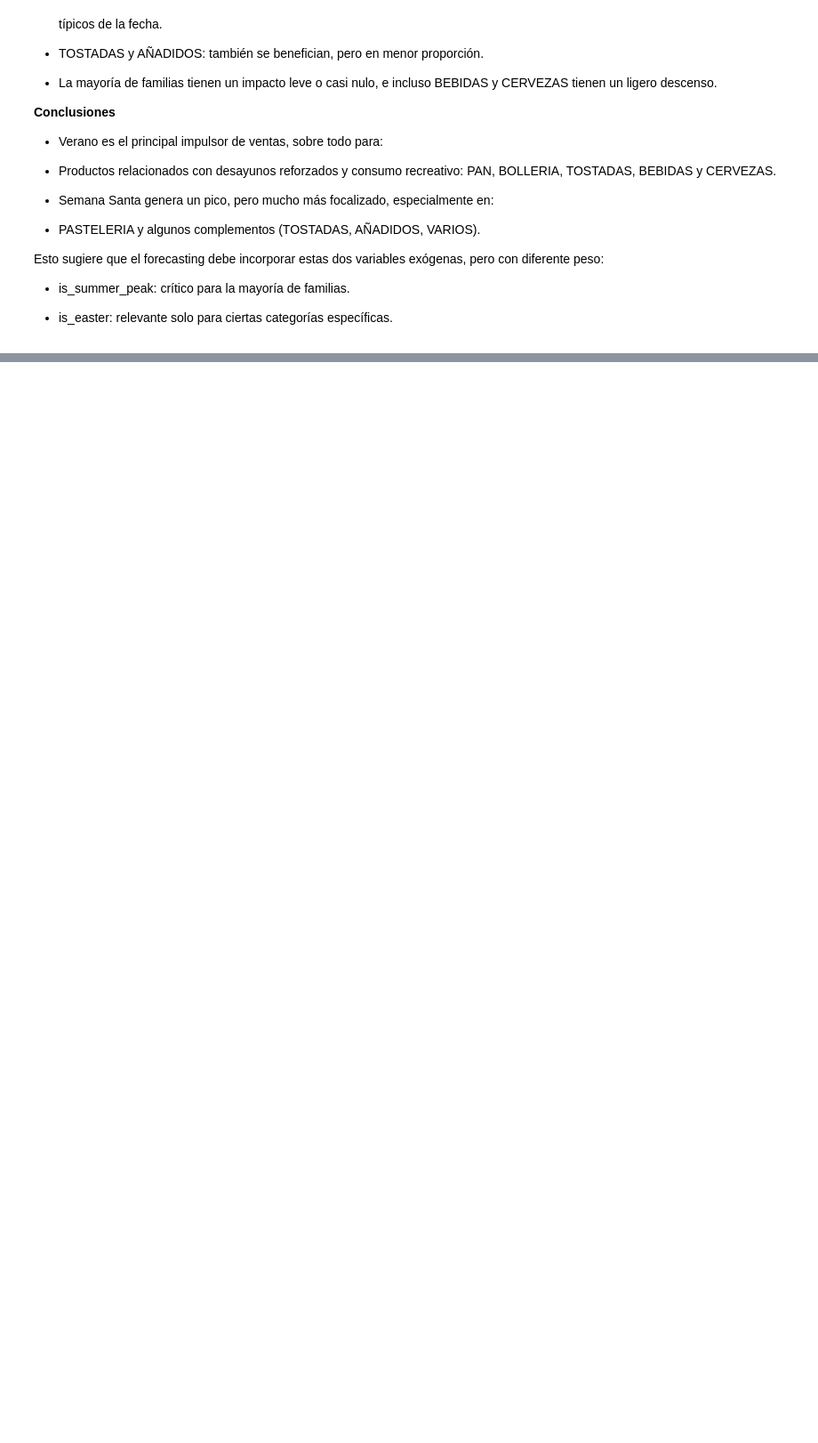
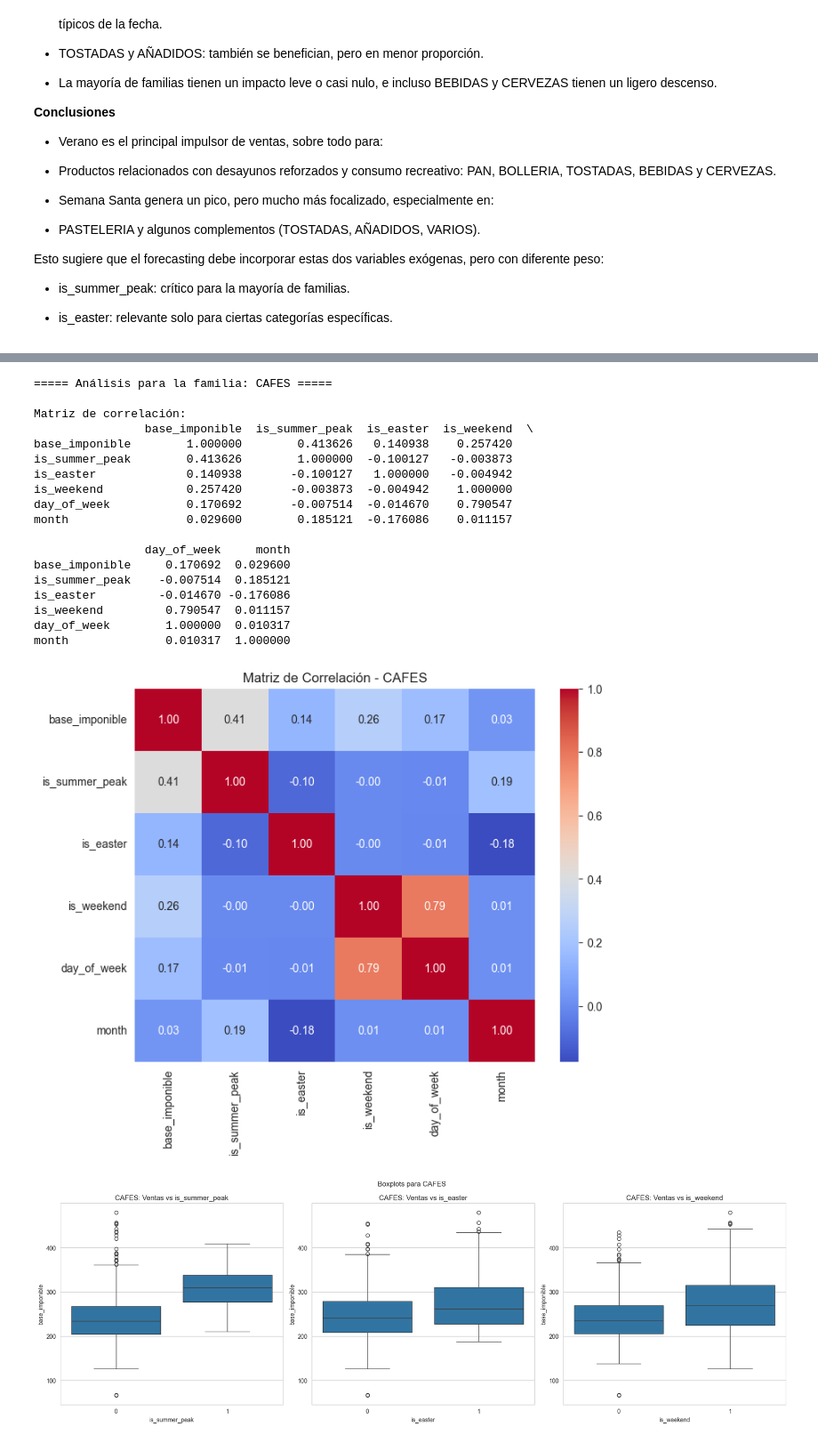
Before and after one commit to joquifer2/mlops_fleca_project, a Jupyter notebook: notebooks/v2_Eda.ipynb, the cells around one changed output, grey strips where cells are left out. Shown at 89% size. Cells and saved outputs as stored; diff of their text form; code cells hidden in the pictures; blank space fills up the shorter version.

Commit message:
Actualización notebook v2_Eda: nuevos análisis y resumen ejecutivo

```diff
--- a/notebooks/v2_Eda.ipynb
+++ b/notebooks/v2_Eda.ipynb
@@ -512,0 +515,58 @@ Esto sugiere que el forecasting debe incorporar estas dos variables exógenas, p
+# %%
+# --- Preparación de datos ---
+df_diario = dfs['df_diario']
+df_diario = df_diario[df_diario['familia'] != 'cerrado']
+
+# --- Análisis de correlación y boxplots por familia ---
+top_familias = ['CAFES', 'BOCADILLOS', 'BOLLERIA', 'BEBIDAS', 'PAN']
+
+for familia in top_familias:
+    print(f"\n\n===== Análisis para la familia: {familia} =====")
+    df_fam = df_diario[df_diario['familia'] == familia]
+
+    correlation_vars = ['base_imponible', 'is_summer_peak', 'is_easter', 'is_weekend', 'day_of_week', 'month']
+    correlation_matrix = df_fam[correlation_vars].corr()
+
+    print("\nMatriz de correlación:")
+    print(correlation_matrix)
+
+    plt.figure(figsize=(8,6))
+    sns.heatmap(correlation_matrix, annot=True, cmap='coolwarm', fmt='.2f')
+    plt.title(f'Matriz de Correlación - {familia}')
+    plt.show()
+
+    # Boxplots
+    fig, axes = plt.subplots(1, 3, figsize=(18,6))
+    sns.boxplot(data=df_fam, x='is_summer_peak', y='base_imponible', ax=axes[0])
+    axes[0].set_title(f'{familia}: Ventas vs is_summer_peak')
+
+    sns.boxplot(data=df_fam, x='is_easter', y='base_imponible', ax=axes[1])
+    axes[1].set_title(f'{familia}: Ventas vs is_easter')
+
+    sns.boxplot(data=df_fam, x='is_weekend', y='base_imponible', ax=axes[2])
+    axes[2].set_title(f'{familia}: Ventas vs is_weekend')
+
+    plt.suptitle(f'Boxplots para {familia}')
+    plt.tight_layout()
+    plt.show()
+# %% [output]
+===== Análisis para la familia: CAFES =====
+
+Matriz de correlación:
+                base_imponible  is_summer_peak  is_easter  is_weekend  \
+base_imponible        1.000000        0.413626   0.140938    0.257420
+is_summer_peak        0.413626        1.000000  -0.100127   -0.003873
+is_easter             0.140938       -0.100127   1.000000   -0.004942
+is_weekend            0.257420       -0.003873  -0.004942    1.000000
+day_of_week           0.170692       -0.007514  -0.014670    0.790547
+month                 0.029600        0.185121  -0.176086    0.011157
+
+                day_of_week     month
+base_imponible     0.170692  0.029600
+is_summer_peak    -0.007514  0.185121
+is_easter         -0.014670 -0.176086
+is_weekend         0.790547  0.011157
+day_of_week        1.000000  0.010317
+month              0.010317  1.000000
+[figure, added]
+[figure, added]
```
Also changed, not shown: parts of 4 cells of this notebook.
